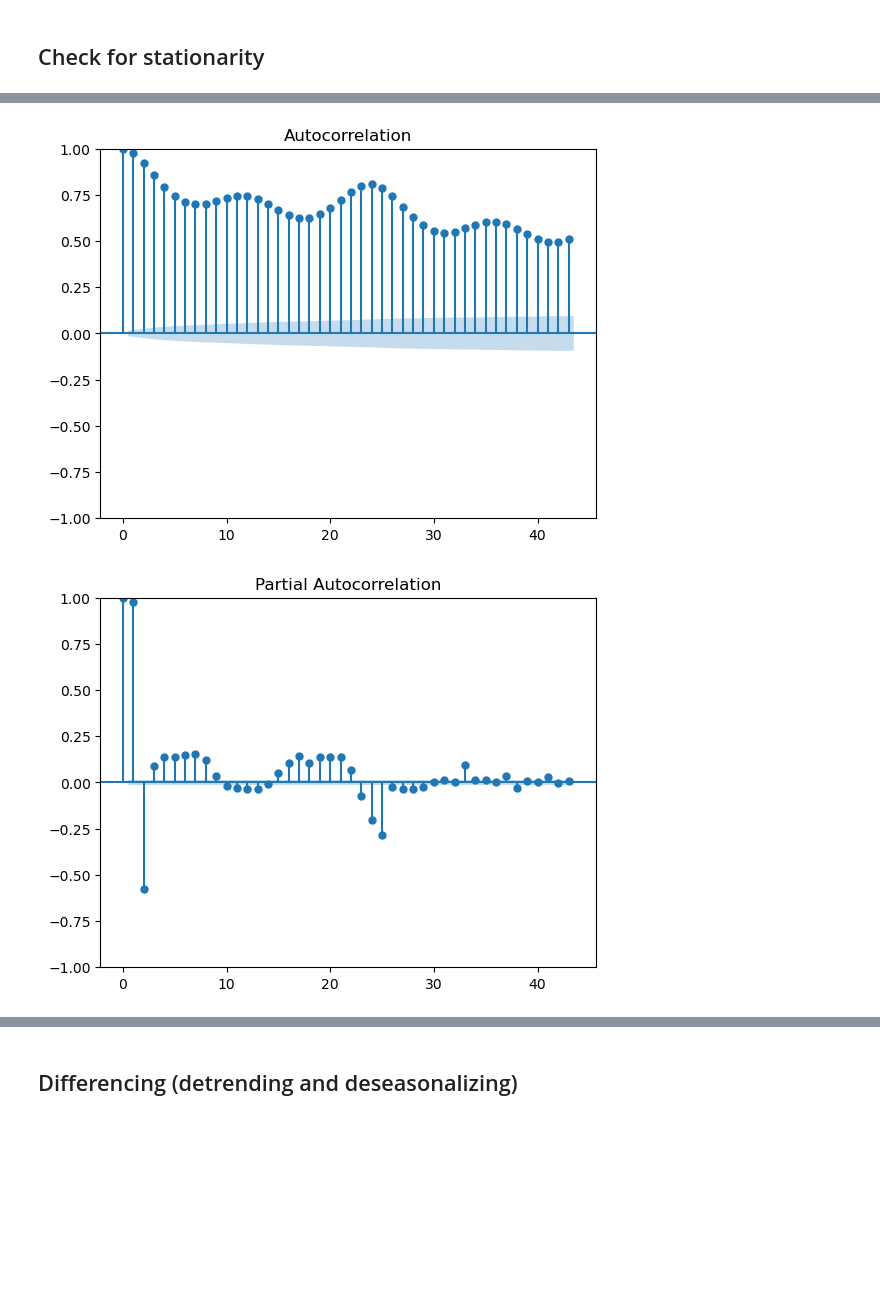
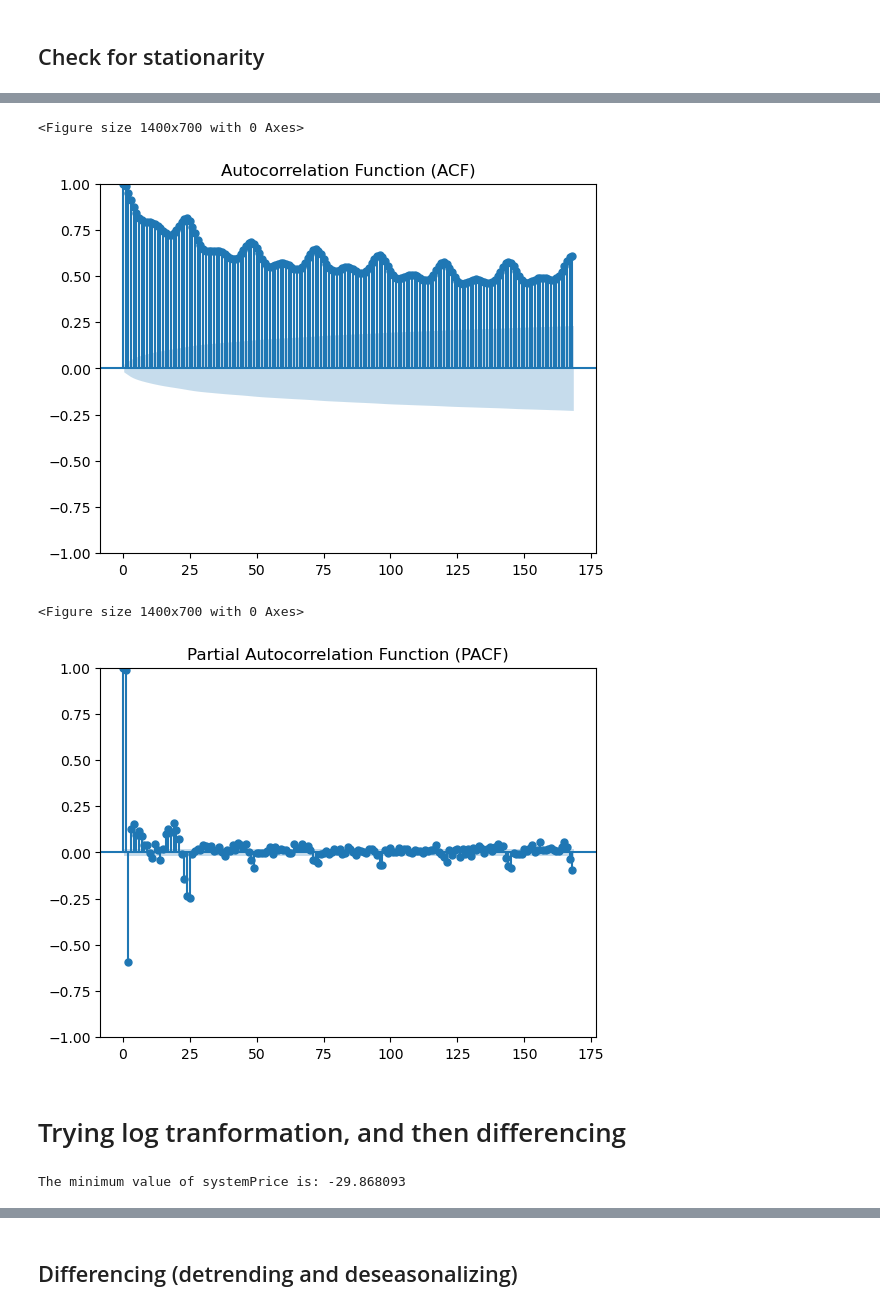
Before and after one commit to evenbakke/MasterThesis-, a Jupyter notebook: ARIMA.ipynb, the cells around one changed output, grey strips where cells are left out. Saved outputs shown, nothing was run; the diff lists cells and outputs as text; code cells hidden in the pictures; blank space fills up the shorter version.

```diff
--- a/ARIMA.ipynb
+++ b/ARIMA.ipynb
@@ -158,34 +156,3 @@ plt.show()
 [figure]
 # %% [markdown]
 ## Time series Decomposition
-# %%
-import matplotlib.pyplot as plt
-from statsmodels.tsa.seasonal import seasonal_decompose
-
-# Assuming your DataFrame is indexed by datetime and focusing on 2023
-df_2023 = df['2022':'2023']
-
-# Decompose the time series
-decomposition = seasonal_decompose(df_2023['systemPrice'], model='additive')
-
-# Plot the decomposed components
-fig, (ax1, ax2, ax3, ax4) = plt.subplots(4, 1, figsize=(12, 8))  # Adjust the figsize as necessary
-
-# Plot the observed, trend, seasonal, and residual components
-decomposition.observed.plot(ax=ax1, title='Observed')
-decomposition.trend.plot(ax=ax2, title='Trend')
-
-# Here we plot the seasonal component and set y-axis limits
-ax3.plot(decomposition.seasonal.index, decomposition.seasonal, label='Seasonal')
-ax3.set_title('Seasonal')
-ax3.set_ylim(decomposition.seasonal.min(), decomposition.seasonal.max())  # Set the y-axis limits
-
-decomposition.resid.plot(ax=ax4, title='Residual')
-
-# Rotate the x-axis labels for all subplots
-for ax in [ax1, ax2, ax3, ax4]:
-    plt.setp(ax.xaxis.get_majorticklabels(), rotation=45)
-
-# Adjust the layout
-plt.tight_layout()
-plt.show()
@@ -212,11 +228,28 @@ ADF Statistic: -7.261984
 p-value: 0.000000
-# %%
-from statsmodels.graphics.tsaplots import plot_acf, plot_pacf
-
-# Plot ACF and PACF for the differenced and seasonally differenced data
-plot_acf(df_2023)
-plot_pacf(df_2023)
-plt.show()
-# %% [output]
-[figure, removed]
-[figure, removed]
+# %%
+from statsmodels.graphics.tsaplots import plot_acf, plot_pacf
+
+# Plotting the ACF
+plt.figure(figsize=(14, 7))
+plot_acf(df_2023, lags=168)
+plt.title('Autocorrelation Function (ACF)')
+plt.show()
+
+# Plotting the PACF
+plt.figure(figsize=(14, 7))
+plot_pacf(df_2023, lags=168)
+plt.title('Partial Autocorrelation Function (PACF)')
+plt.show()
+# %% [output]
+<Figure size 1400x700 with 0 Axes>
+[figure, added]
+<Figure size 1400x700 with 0 Axes>
+[figure, added]
+# %% [markdown]
+# Trying log tranformation, and then differencing
+# %%
+# Assuming 'df_2023' is your pandas DataFrame and 'systemPrice' is the column name
+min_value = df_2023['systemPrice'].min()
+print("The minimum value of systemPrice is:", min_value)
+# %% [output]
+The minimum value of systemPrice is: -29.868093
```
Also changed, not shown: parts of 31 cells of this notebook, 1 other file.
